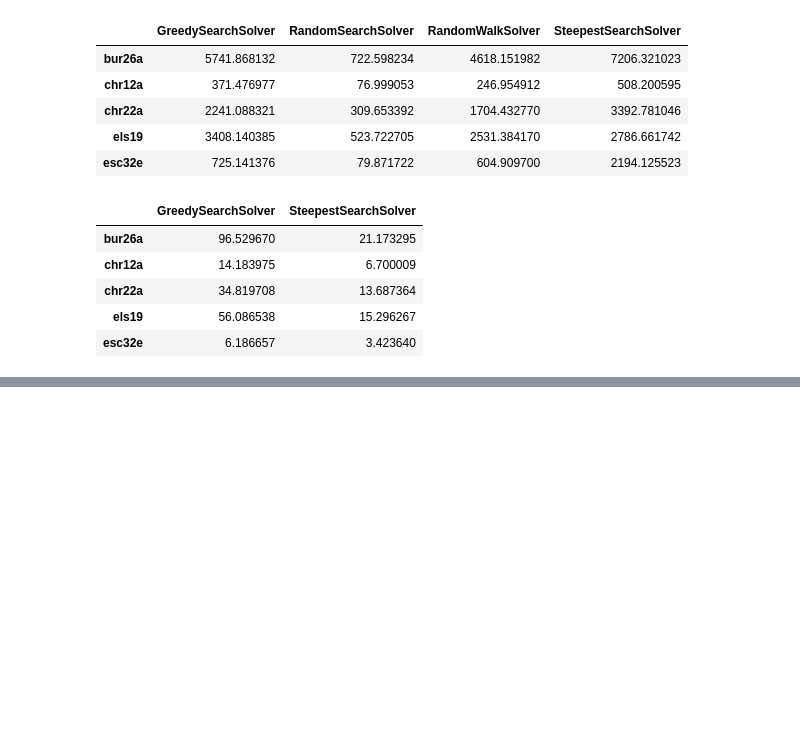
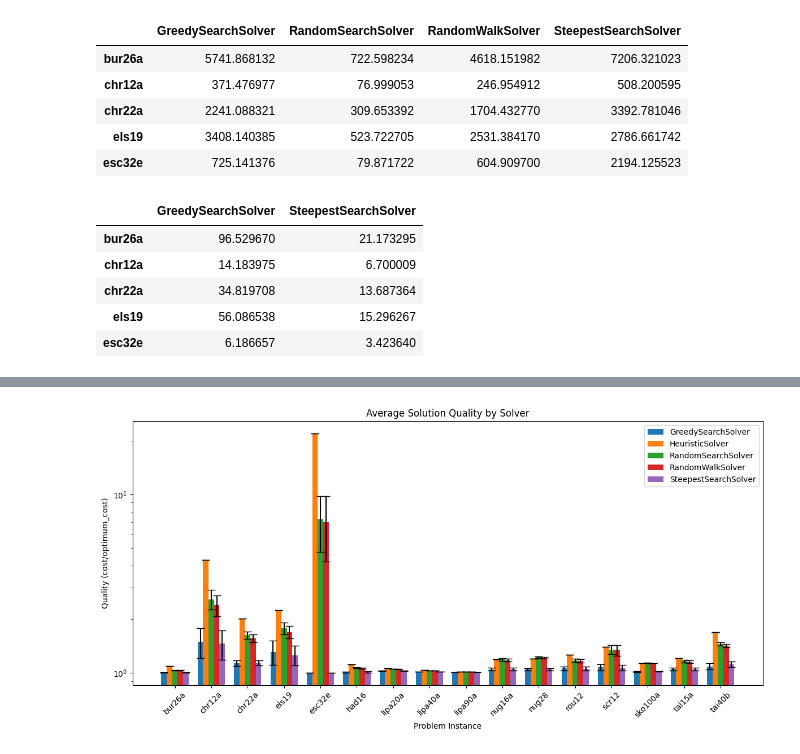
Before and after one commit to krzysztof-m-w/BIA, a Jupyter notebook: result_analysis.ipynb, the cells around one changed output, grey strips where cells are left out. Drawn from its saved outputs; the diff is of its cells as text; code cells hidden in the pictures; blank space fills up the shorter version.

```diff
--- a/result_analysis.ipynb
+++ b/result_analysis.ipynb
@@ -91,0 +141,28 @@ avg_steps.head()
+# %%
+means_cost, stds_cost = get_result_table_with_std("cost")
+optimum = get_result_table("optimal_cost")
+quality_means = means_cost / optimum
+quality_stds = stds_cost / optimum
+
+plt.figure(figsize=(12, 6))
+bar_width = 0.15
+index = np.arange(len(quality_means.index))
+
+for i, solver in enumerate(quality_means.columns):
+    plt.bar(index + i * bar_width,
+            quality_means[solver],
+            bar_width,
+            yerr=quality_stds[solver],
+            label=solver,
+            capsize=5)
+
+plt.xlabel('Problem Instance')
+plt.ylabel('Quality (cost/optimum_cost)')
+plt.title('Average Solution Quality by Solver')
+plt.xticks(index + bar_width * 2, quality_means.index, rotation=45)
+plt.yscale('log')
+plt.legend()
+plt.tight_layout()
+plt.show()
+# %% [output]
+[figure, added]
```
Also changed, not shown: parts of 11 cells of this notebook.
